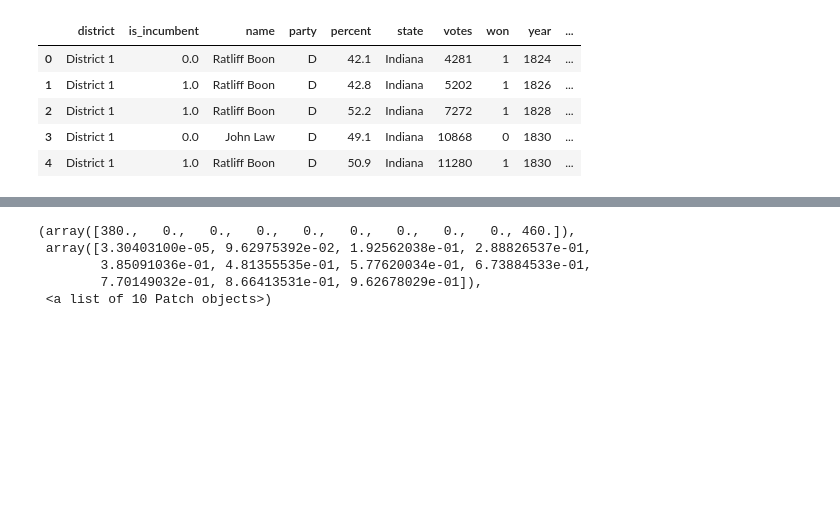
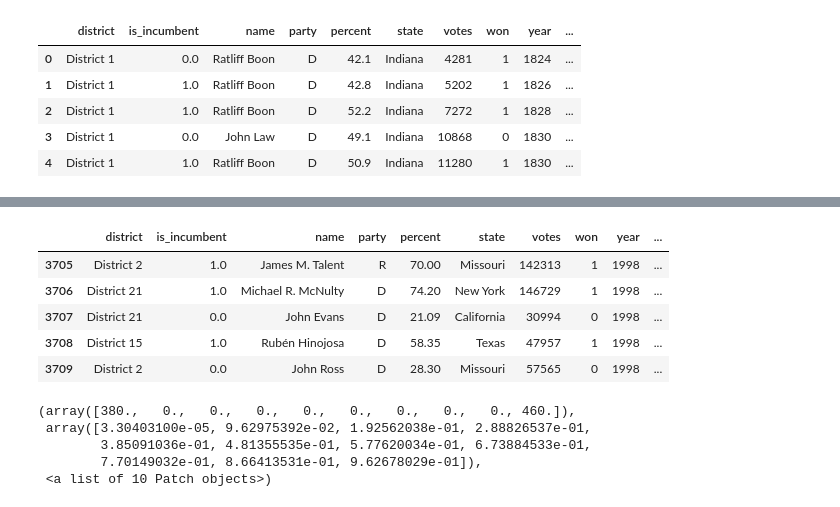
Before and after one commit to pmary/harvard_E-109A_final, a Jupyter notebook: 05-Modeling.ipynb, the cells around one changed output, grey strips where cells are left out. Drawn from its saved outputs; the diff is of its cells as text; code cells hidden in the pictures; blank space fills up the shorter version.

```diff
--- a/05-Modeling.ipynb
+++ b/05-Modeling.ipynb
@@ -351,3 +449,12 @@ house_df[(house_df['state']=='Louisiana')&(house_df['district']=='District 3')&(
+# %%
+(house_df[(house_df['year']==1998)]).head()
+# %% [output]
+|  | district | is_incumbent | name | party | percent | state | votes | won | year | ... |
+| 3705 | District 2 | 1.0 | James M. Talent | R | 70.00 | Missouri | 142313 | 1 | 1998 | ... |
+| 3706 | District 21 | 1.0 | Michael R. McNulty | D | 74.20 | New York | 146729 | 1 | 1998 | ... |
+| 3707 | District 21 | 0.0 | John Evans | D | 21.09 | California | 30994 | 0 | 1998 | ... |
+| 3708 | District 15 | 1.0 | Rubén Hinojosa | D | 58.35 | Texas | 47957 | 1 | 1998 | ... |
+| 3709 | District 2 | 0.0 | John Ross | D | 28.30 | Missouri | 57565 | 0 | 1998 | ... |
 # %%
 plt.hist(pred_df['abs_won_proba'])
 # %% [output]
```
Also changed, not shown: parts of 16 cells of this notebook.
